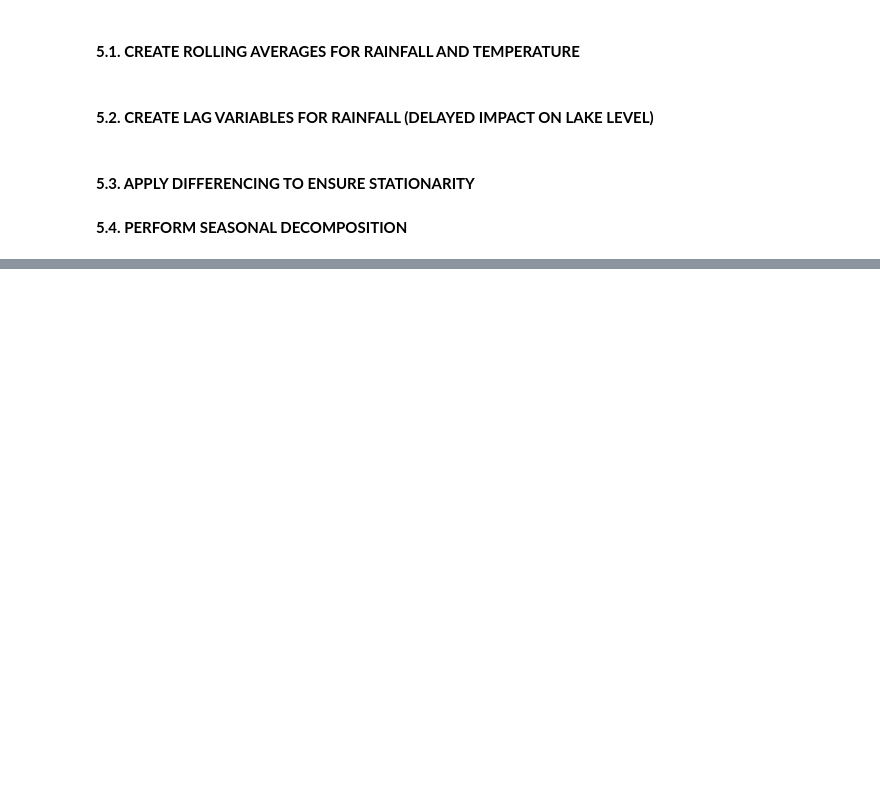
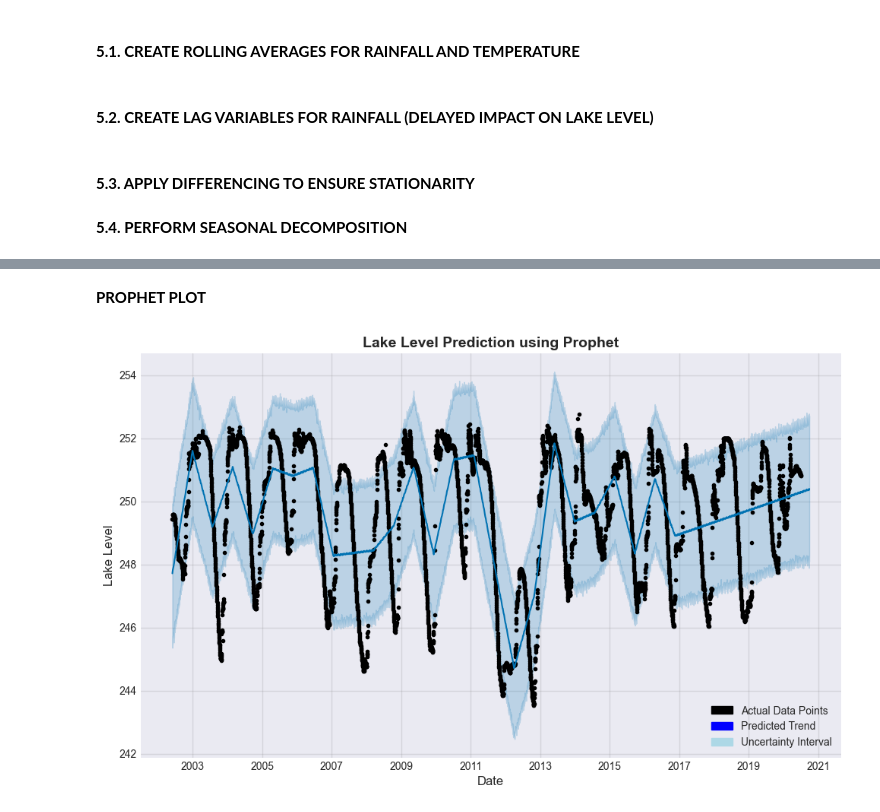
Before and after one commit to jenuzho/SMART-WATER-ANALYTICS-Times-Series, a Jupyter notebook: src/Water_Analysis.ipynb, the cells around one changed output, grey strips where cells are left out. Drawn from its saved outputs; the diff is of its cells as text; code cells hidden in the pictures; blank space fills up the shorter version.

```diff
--- a/src/explore.ipynb
+++ b/src/Water_Analysis.ipynb
@@ -1294,0 +1508,20 @@ df['Lake_Level_residual'] = decomp.resid
+# %%
+# Prepare data for Prophet
+df_prophet = df[['Lake_Level']].reset_index().rename(columns={'Date': 'ds', 'Lake_Level': 'y'})
+
+# Initialize Prophet model with optimized settings
+model_prophet = Prophet(
+    yearly_seasonality=False,  # Disabling yearly seasonality since we use monthly trends
+    weekly_seasonality=True,   # Enables weekly seasonality (could be useful)
+    daily_seasonality=False    # Disabling unnecessary daily seasonality
+)
+
+# Add custom seasonalities (30-day cycle)
+model_prophet.add_seasonality(name='monthly', period=30, fourier_order=5)
+
+# Fit the model
+model_prophet.fit(df_prophet)
+
+# Make future predictions (e.g., 90 days ahead instead of 365 for efficiency)
+future = model_prophet.make_future_dataframe(periods=90)
+forecast = model_prophet.predict(future)
@@ -1294,0 +1531,22 @@ df['Lake_Level_residual'] = decomp.resid
+# %% [markdown]
+**PROPHET PLOT**
+# %%
+# Plot results with better labels and title
+fig = model_prophet.plot(forecast)
+
+# Customize the plot
+ax = fig.gca()
+ax.set_title("Lake Level Prediction using Prophet", fontsize=14, fontweight="bold")
+ax.set_xlabel("Date", fontsize=12)
+ax.set_ylabel("Lake Level", fontsize=12)
+
+# Add legend to explain the colors
+actual_patch = mpatches.Patch(color='black', label='Actual Data Points')
+forecast_patch = mpatches.Patch(color='blue', label='Predicted Trend')
+uncertainty_patch = mpatches.Patch(color='lightblue', label='Uncertainty Interval')
+
+ax.legend(handles=[actual_patch, forecast_patch, uncertainty_patch], loc='lower right')
+
+plt.show()
+# %% [output]
+[figure, added]
```
Also changed, not shown: parts of 37 cells of this notebook.
